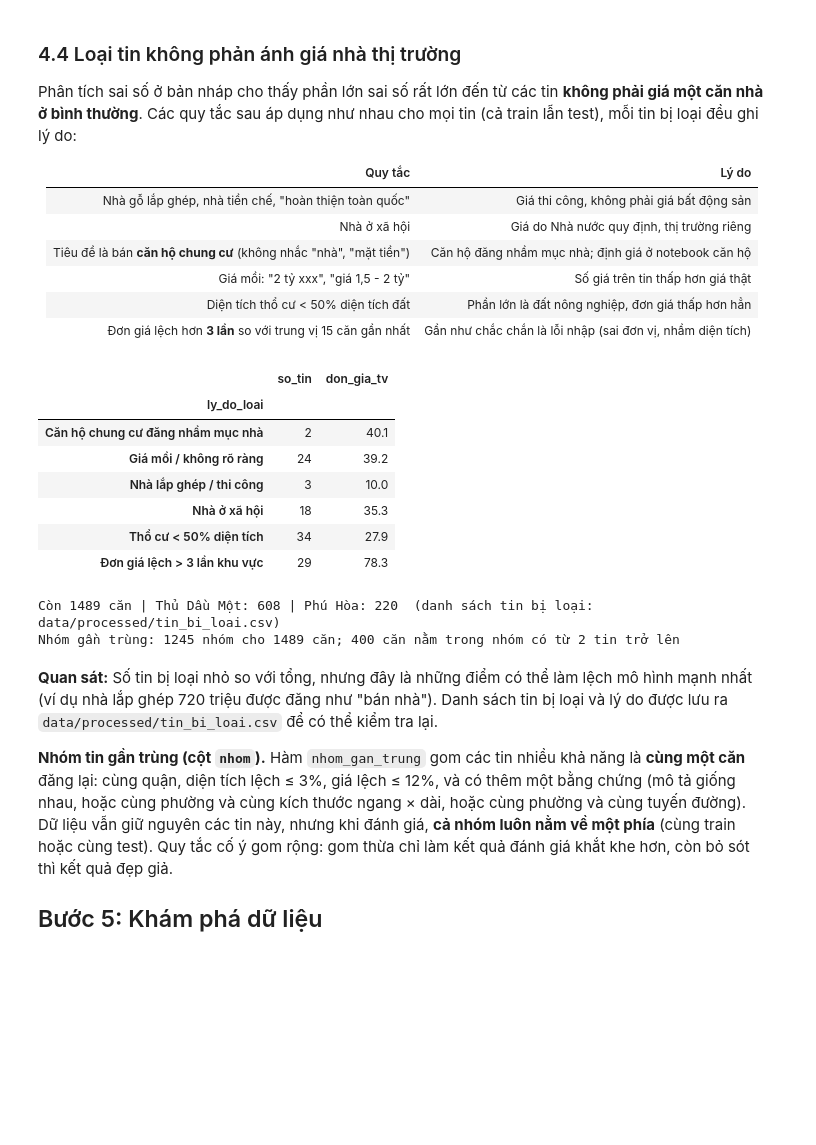
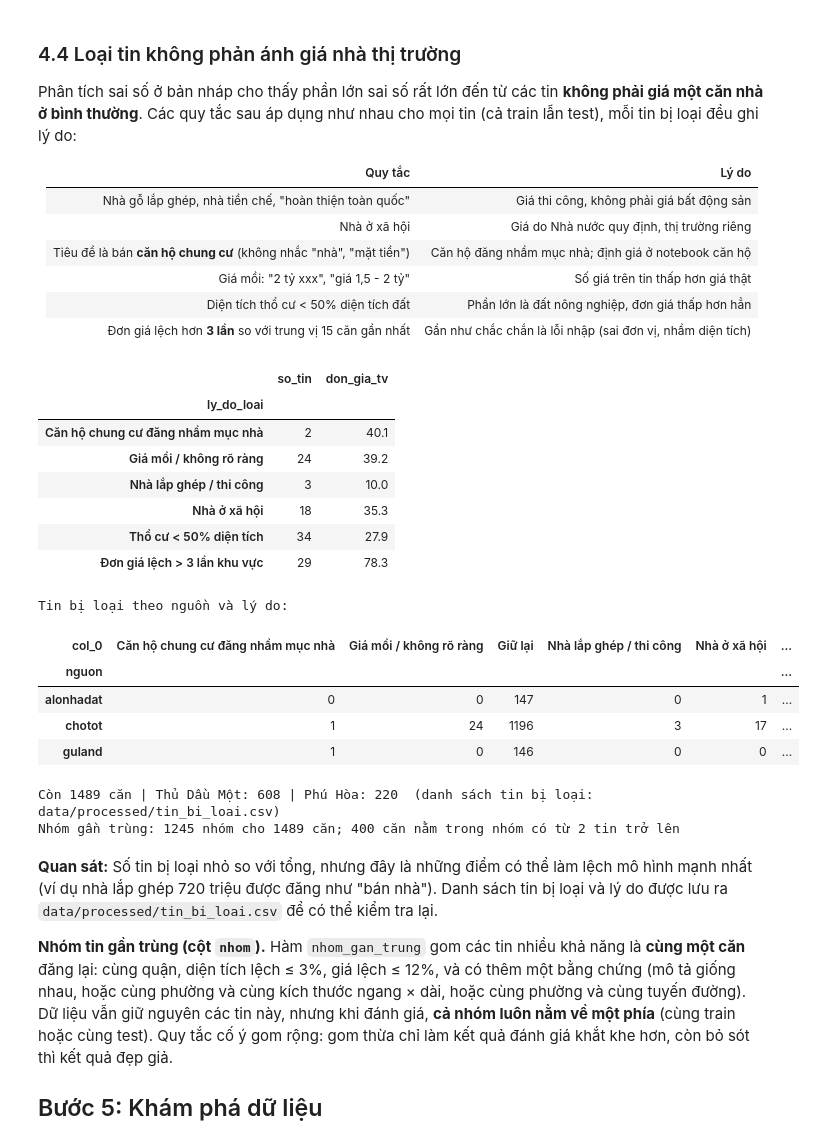
Before and after one commit to 2324801030095-cloud/Project_Du-doan-gia-nha, a Jupyter notebook: notebooks/2324801030095.ipynb, the cells around one changed output. Drawn from its saved outputs; the diff is of its cells as text; code cells hidden in the pictures; blank space fills up the shorter version.

```diff
--- a/notebooks/2324801030095.ipynb
+++ b/notebooks/2324801030095.ipynb
@@ -379,37 +379,48 @@ danh_dau(tieu_de_kd.str.contains(r"can ho|chung cu|\bcan (?:happy|c sky|the )")
 danh_dau(v.str.contains(r"\d\s*(?:ty|t)\s*x{2,}|gia[^\n\d]{0,12}\d+(?:[.,]\d+)?\s*(?:ty)?\s*-\s*\d+(?:[.,]\d+)?\s*ty\b"), "Giá mồi / không rõ ràng")
 danh_dau(df["t_dt_tho_cu"] / df["dt_dat"] < 0.5, "Thổ cư < 50% diện tích")
 xy = np.radians(df[["lat", "lon"]].to_numpy())
 u = np.log(df["don_gia"].to_numpy())
 _, idx = BallTree(xy, metric="haversine").query(xy, k=16)
-lech = np.abs(u - np.median(u[idx[:, 1:]], axis=1)) > np.log(3)
-danh_dau(pd.Series(lech, index=df.index), "Đơn giá lệch > 3 lần khu vực")
+df["lech_log"] = np.abs(u - np.median(u[idx[:, 1:]], axis=1))       # |log đơn giá − log trung vị 15 căn gần nhất|
+danh_dau(df["lech_log"] > np.log(3), "Đơn giá lệch > 3 lần khu vực")
 df["ly_do_loai"] = ly_do
+df_truoc_loc = df.copy()                       # giữ lại để thử các ngưỡng lọc khác (Bước 11, kiểm tra độ nhạy)
 
 bang_loai = df[ly_do != ""].groupby("ly_do_loai").agg(so_tin=("id", "size"), don_gia_tv=("don_gia", "median"))
 display(bang_loai.round(1))
+# Quy tắc lọc có loại tin của một nguồn nhiều bất thường không? (nếu có, pipeline đang thiên lệch theo website)
+theo_nguon = pd.crosstab(df["nguon"], ly_do.replace("", "Giữ lại"))
+theo_nguon["Tỷ lệ bị loại (%)"] = (1 - theo_nguon["Giữ lại"] / theo_nguon.sum(axis=1)) * 100
+print("Tin bị loại theo nguồn và lý do:"); display(theo_nguon.round(1))
 df[ly_do != ""][["nguon", "url", "tieu_de", "gia_ty", "dt_dat", "don_gia", "ly_do_loai"]].to_csv(
     PROC / "tin_bi_loai.csv", index=False, encoding="utf-8-sig")
 df = df[ly_do == ""].reset_index(drop=True)
 df["y"] = np.log(df["gia_ty"])
 df["log_dt"] = np.log(df["dt_dat"])
 df["ty_le_san"] = df["dt_san"] / df["dt_dat"]
 df["nhom"] = nhom_gan_trung(df)          # nhóm tin gần trùng, dùng khi chia train/test (Bước 6)
 df["phu_hoa"] = (df["phuong"] == "phu hoa").astype(int)
 df["tdm"] = (df["quan"] == "thu dau mot").astype(int)
 print(f"Còn {len(df)} căn | Thủ Dầu Một: {df['tdm'].sum()} | Phú Hòa: {df['phu_hoa'].sum()}  (danh sách tin bị loại: data/processed/tin_bi_loai.csv)")
 kich_co = df["nhom"].map(df["nhom"].value_counts())
 print(f"Nhóm gần trùng: {df['nhom'].nunique()} nhóm cho {len(df)} căn; {int((kich_co > 1).sum())} căn nằm trong nhóm có từ 2 tin trở lên")
 # %% [output]
 |  | so_tin | don_gia_tv |
 | ly_do_loai |  |  |
 | Căn hộ chung cư đăng nhầm mục nhà | 2 | 40.1 |
 | Giá mồi / không rõ ràng | 24 | 39.2 |
 | Nhà lắp ghép / thi công | 3 | 10.0 |
 | Nhà ở xã hội | 18 | 35.3 |
 | Thổ cư < 50% diện tích | 34 | 27.9 |
 | Đơn giá lệch > 3 lần khu vực | 29 | 78.3 |
-Còn 1489 căn | Thủ Dầu Một: 608 | Phú Hòa: 220  (danh sách tin bị loại: data/processed/tin_bi_loai.csv)
-Nhóm gần trùng: 1245 nhóm cho 1489 căn; 400 căn nằm trong nhóm có từ 2 tin trở lên
+Tin bị loại theo nguồn và lý do:
+| col_0 | Căn hộ chung cư đăng nhầm mục nhà | Giá mồi / không rõ ràng | Giữ lại | Nhà lắp ghép / thi công | Nhà ở xã hội | ... |
+| nguon |  |  |  |  |  | ... |
+| alonhadat | 0 | 0 | 147 | 0 | 1 | ... |
+| chotot | 1 | 24 | 1196 | 3 | 17 | ... |
+| guland | 1 | 0 | 146 | 0 | 0 | ... |
+Còn 1489 căn | Thủ Dầu Một: 608 | Phú Hòa: 220  (danh sách tin bị loại: data/processed/tin_bi_loai.csv)
+Nhóm gần trùng: 1245 nhóm cho 1489 căn; 400 căn nằm trong nhóm có từ 2 tin trở lên
 # %% [markdown]
 **Quan sát:** Số tin bị loại nhỏ so với tổng, nhưng đây là những điểm có thể làm lệch mô hình mạnh nhất (ví dụ nhà lắp ghép 720 triệu được đăng như "bán nhà"). Danh sách tin bị loại và lý do được lưu ra `data/processed/tin_bi_loai.csv` để có thể kiểm tra lại.
 
```
Also changed, not shown: parts of 10 cells of this notebook, 9 other files.
